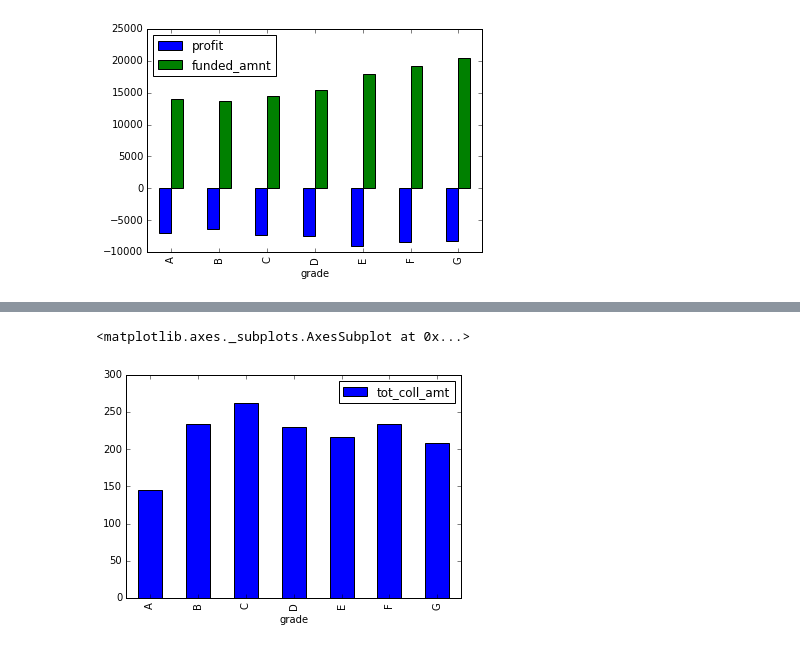
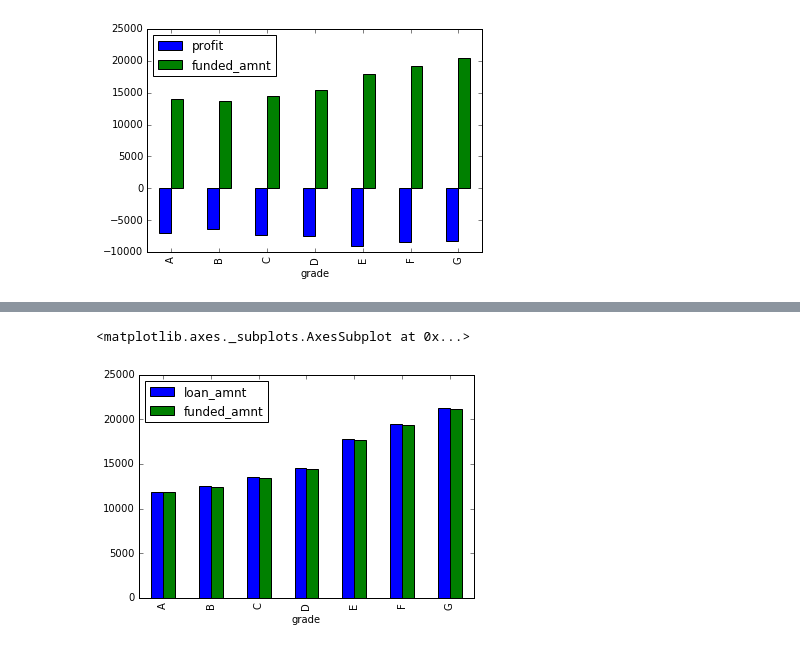
Before and after one commit to yitongl/DataScience, a Jupyter notebook: Bankruptcy analysis.ipynb, the cells around one changed output, grey strips where cells are left out. Saved outputs shown, nothing was run; the diff lists cells and outputs as text; code cells hidden in the pictures.

```diff
--- a/Bankruptcy analysis.ipynb
+++ b/Bankruptcy analysis.ipynb
@@ -103,0 +148,5 @@ df.groupby('loan_status').count()['id'].plot.bar()
+# %%
+#create new feature
+df['profit'] = df.total_pymnt-df.funded_amnt
+df['issue_y'] = df.issue_d.apply(lambda x: x[-4:])
+df['paid_per'] = df.total_pymnt/df.funded_amnt
@@ -118,6 +345,5 @@ df.groupby('grade').mean()[['profit', 'funded_amnt']].plot.bar()
 # %%
-#Total collection amounts ever owed
-df.groupby('grade').mean()[['tot_coll_amt']].plot.bar()
+df[df.loan_status=='Charged Off'].groupby('grade').mean()[['loan_amnt', 'funded_amnt']].plot.bar()
 # %% [output]
 <matplotlib.axes._subplots.AxesSubplot at 0x...>
-[figure, old version]
+[figure, new version]
```
Also changed, not shown: parts of 62 cells of this notebook.
